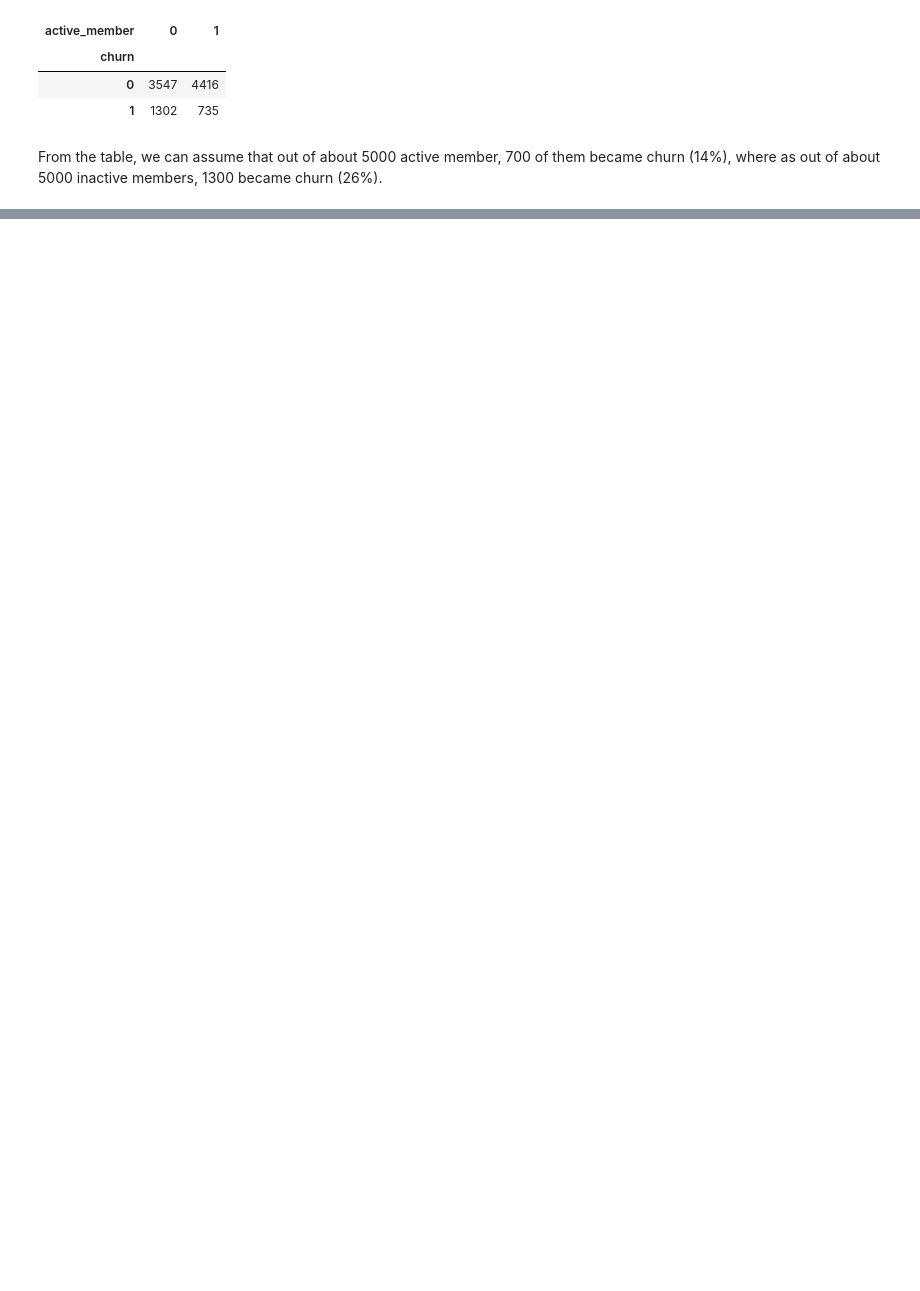
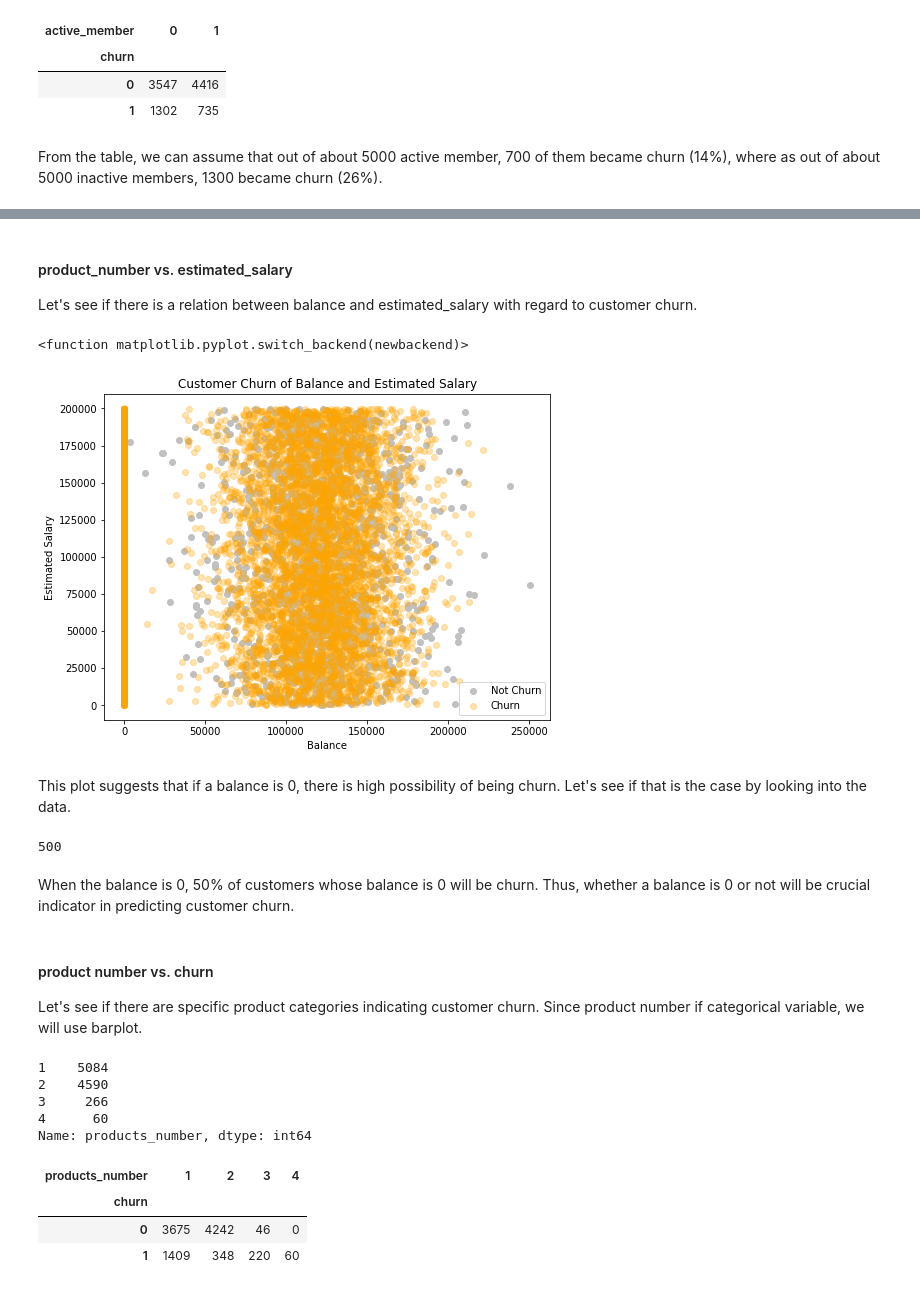
Before and after one commit to victoria-se/customer-churn, a Jupyter notebook: end-to-end-customer-churn-classification.ipynb, the cells around one changed output, grey strips where cells are left out. Cells and saved outputs as stored; diff of their text form; code cells hidden in the pictures; blank space fills up the shorter version.

```diff
--- a/end-to-end-customer-churn-classification.ipynb
+++ b/end-to-end-customer-churn-classification.ipynb
@@ -131,0 +143,52 @@ This plot shows that among churn customers, there are inactive members as twice
+# %% [markdown]
+#### product_number vs. estimated_salary
+Let's see if there is a relation between balance and estimated_salary with regard to customer churn.
+# %%
+# Create another figure
+plt.figure(figsize=(8,6))
+
+# Start with positve examples
+plt.scatter(df.balance[df.churn==1],
+            df.estimated_salary[df.churn==1],
+            c="silver") # define it as a scatter figure
+
+# Now for negative examples, we want them on the same plot, so we call plt again
+plt.scatter(df.balance[df.churn==0],
+            df.estimated_salary[df.churn==0],
+            c="orange", alpha=0.3) # axis always come as (x, y)
+
+# Add some helpful info
+plt.title("Customer Churn of Balance and Estimated Salary")
+plt.xlabel("Balance")
+plt.legend(["Not Churn", "Churn"])
+plt.ylabel("Estimated Salary")
+plt.switch_backend
+# %% [output]
+<function matplotlib.pyplot.switch_backend(newbackend)>
+[figure, added]
+# %% [markdown]
+This plot suggests that if a balance is 0, there is high possibility of being churn. Let's see if that is the case by looking into the data.
+# %%
+df[(df.balance==0)&(df.churn==1)].churn.sum()
+# %% [output]
+500
+# %% [markdown]
+When the balance is 0, 50% of customers whose balance is 0 will be churn. Thus, whether a balance is 0 or not will be crucial indicator in predicting customer churn.
+# %% [markdown]
+#### product number vs. churn
+Let's see if there are specific product categories indicating customer churn. Since product number if categorical variable, we will use barplot.
+# %%
+df.products_number.value_counts()
+# %% [output]
+1    5084
+2    4590
+3     266
+4      60
+Name: products_number, dtype: int64
+# %%
+pd.crosstab(df.churn, df.products_number)
+# %% [output]
+| products_number | 1 | 2 | 3 | 4 |
+| churn |  |  |  |  |
+| 0 | 3675 | 4242 | 46 | 0 |
+| 1 | 1409 | 348 | 220 | 60 |
```
Also changed, not shown: parts of 12 cells of this notebook.
